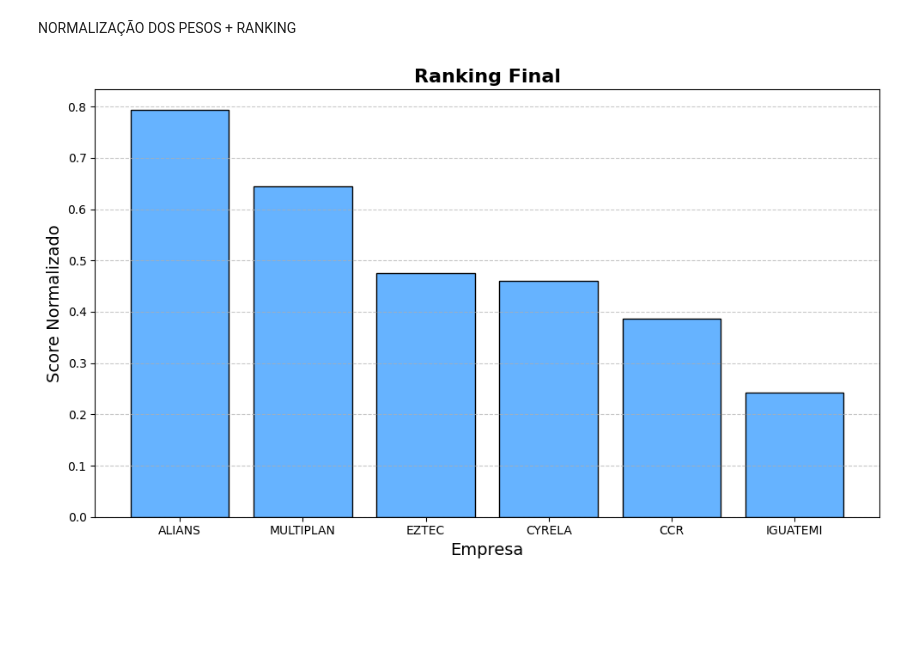
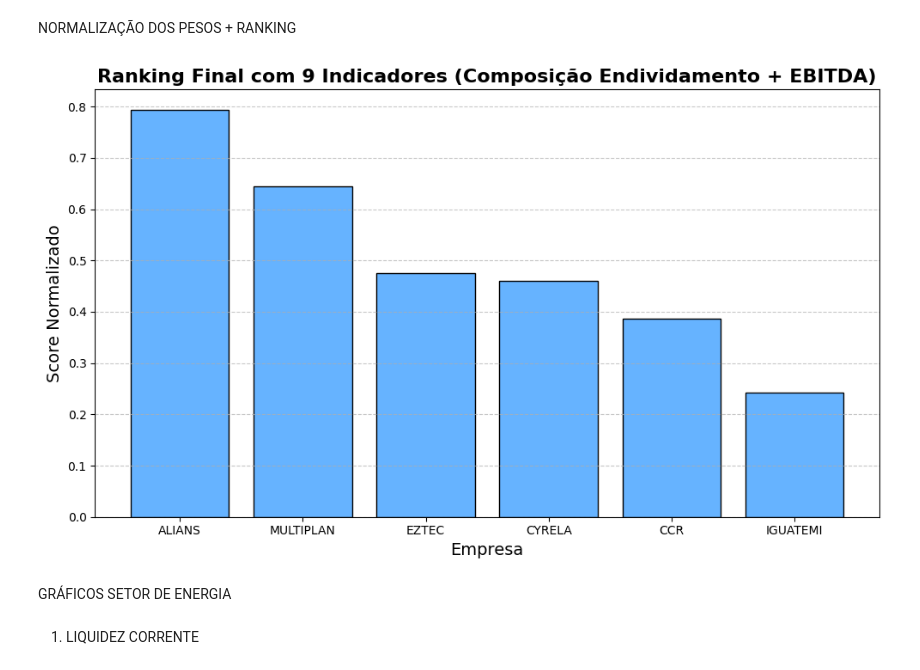
Before and after one commit to isabwllyrr/analise-empresas-imobiliarias, a Jupyter notebook: saladeacoes.ipynb, the cells around one changed output. Saved outputs shown, nothing was run; the diff lists cells and outputs as text; code cells hidden in the pictures; blank space fills up the shorter version.

```diff
--- a/saladeacoes.ipynb
+++ b/saladeacoes.ipynb
@@ -583,12 +583,16 @@ df_ranked.insert(0, 'Posição', range(1, len(df_ranked) + 1))
 # %%
 # Atualização do gráfico com EBITDA
 fig, ax = plt.subplots(figsize=(10, 6))
 ax.bar(df_ranked['Empresa'], df_ranked['Score Final'], color='#66b3ff', edgecolor='black')
-ax.set_title('Ranking Final', fontsize=16, fontweight='bold')
+ax.set_title('Ranking Final com 9 Indicadores (Composição Endividamento + EBITDA)', fontsize=16, fontweight='bold')
 ax.set_xlabel('Empresa', fontsize=14)
 ax.set_ylabel('Score Normalizado', fontsize=14)
 ax.grid(axis='y', linestyle='--', alpha=0.7)
 plt.tight_layout()
 plt.show()
 # %% [output]
-[figure, old version]
+[figure, new version]
+# %% [markdown]
+GRÁFICOS SETOR DE ENERGIA
+# %% [markdown]
+1. LIQUIDEZ CORRENTE
```
Also changed, not shown: parts of 26 cells of this notebook.
